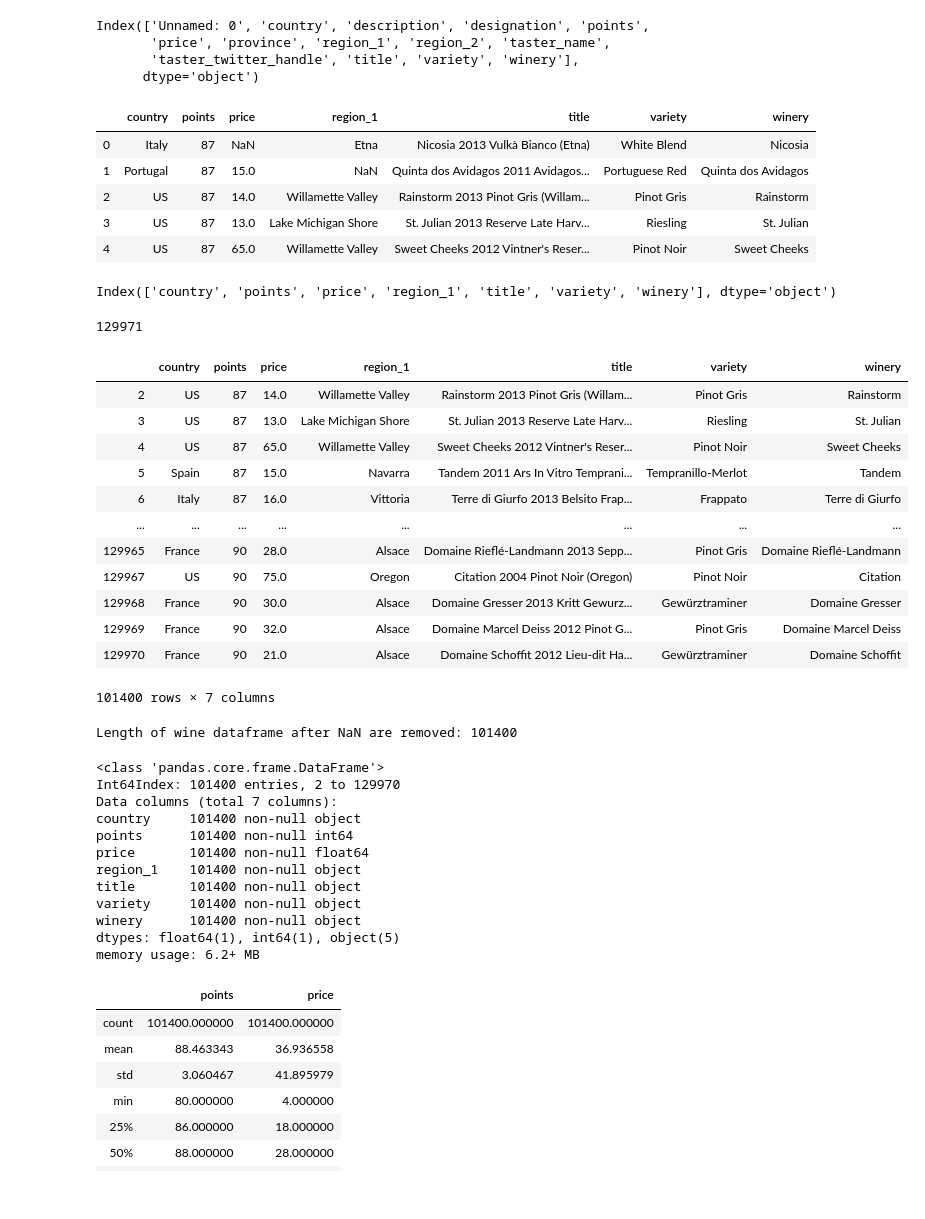
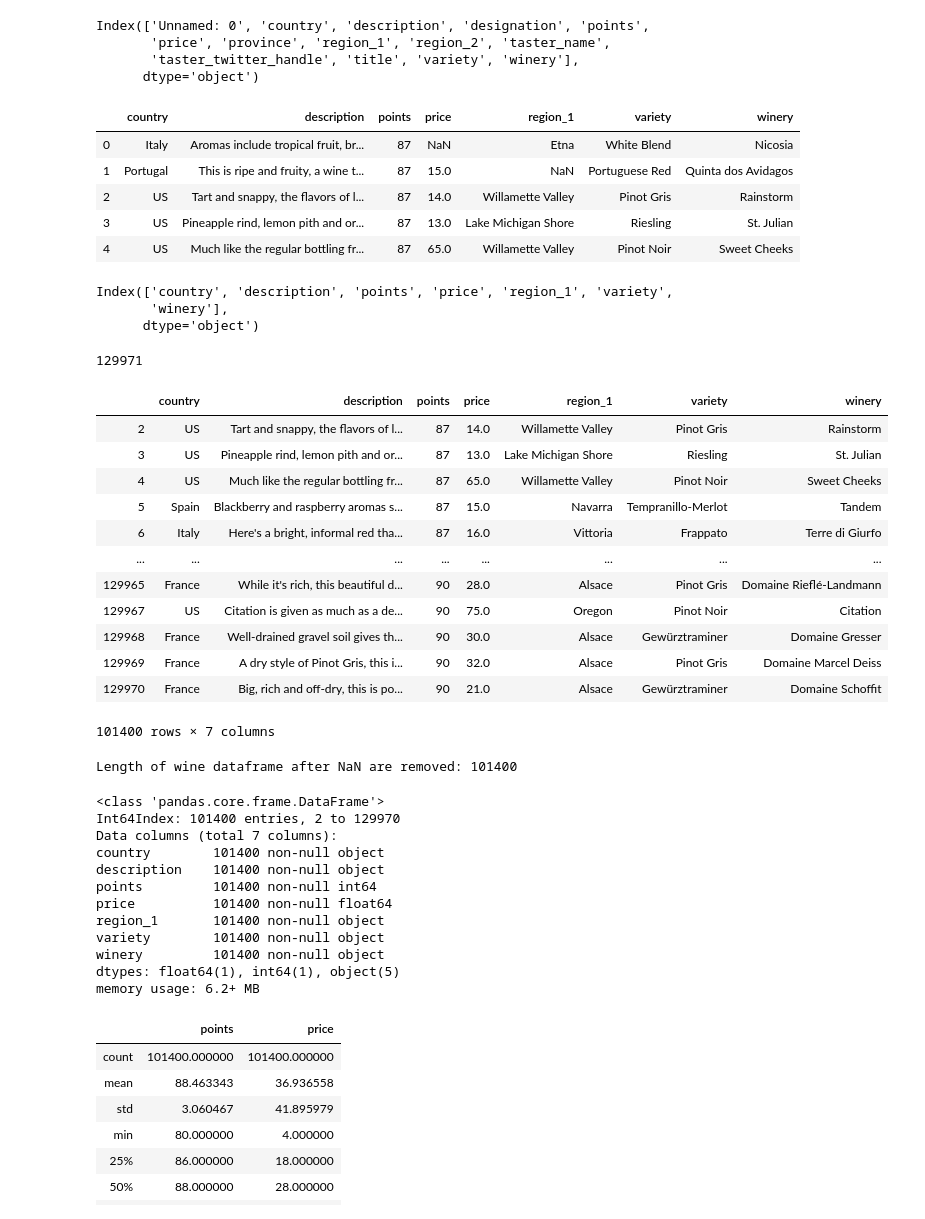
Before and after one commit to Dan-Bruen/WIne-Predictions, a Jupyter notebook: wine-ML-FC.ipynb, the cells around one changed output. Cells and saved outputs as stored; diff of their text form; code cells hidden in the pictures.

```diff
--- a/wine-ML-FC.ipynb
+++ b/wine-ML-FC.ipynb
@@ -30,20 +30,26 @@ Index(['Unnamed: 0', 'country', 'description', 'designation', 'points',
 # wine1_df = df1[["country", "description", "points", "price", "region_1", "title", "variety", "winery"]]
 # wine1_df.head()
 
-wine2_df = df1[["country", "points", "price", "region_1", "title", "variety", "winery"]]
-wine2_df.head()
+# wine2_df = df1[["country", "points", "price", "region_1", "title", "variety", "winery"]]
+# wine2_df.head()
+
+wine3_df = df1[["country", "description", "points", "price", "region_1", "variety", "winery"]]
+wine3_df.head()
 # %% [output]
-|  | country | points | price | region_1 | title | variety | winery |
-| 0 | Italy | 87 | NaN | Etna | Nicosia 2013 Vulkà Bianco (Etna) | White Blend | Nicosia |
-| 1 | Portugal | 87 | 15.0 | NaN | Quinta dos Avidagos 2011 Avidagos... | Portuguese Red | Quinta dos Avidagos |
-| 2 | US | 87 | 14.0 | Willamette Valley | Rainstorm 2013 Pinot Gris (Willam... | Pinot Gris | Rainstorm |
-| 3 | US | 87 | 13.0 | Lake Michigan Shore | St. Julian 2013 Reserve Late Harv... | Riesling | St. Julian |
-| 4 | US | 87 | 65.0 | Willamette Valley | Sweet Cheeks 2012 Vintner's Reser... | Pinot Noir | Sweet Cheeks |
+|  | country | description | points | price | region_1 | variety | winery |
+| 0 | Italy | Aromas include tropical fruit, br... | 87 | NaN | Etna | White Blend | Nicosia |
+| 1 | Portugal | This is ripe and fruity, a wine t... | 87 | 15.0 | NaN | Portuguese Red | Quinta dos Avidagos |
+| 2 | US | Tart and snappy, the flavors of l... | 87 | 14.0 | Willamette Valley | Pinot Gris | Rainstorm |
+| 3 | US | Pineapple rind, lemon pith and or... | 87 | 13.0 | Lake Michigan Shore | Riesling | St. Julian |
+| 4 | US | Much like the regular bottling fr... | 87 | 65.0 | Willamette Valley | Pinot Noir | Sweet Cheeks |
 # %%
 # wine1_df.columns
-wine2_df.columns
+# wine2_df.columns
+wine3_df.columns
 # %% [output]
-Index(['country', 'points', 'price', 'region_1', 'title', 'variety', 'winery'], dtype='object')
+Index(['country', 'description', 'points', 'price', 'region_1', 'variety',
+       'winery'],
+      dtype='object')
 # %%
 # Print the length of our wine dataframe
 # len(wine1_df)
@@ -53,23 +60,26 @@ len(wine2_df)
 # %%
 # Parse the data to remove null items and NaN values
 # parsed_wine1_df = wine1_df.dropna()
 # parsed_wine1_df
 
-parsed_wine2_df = wine2_df.dropna()
-parsed_wine2_df
+# parsed_wine2_df = wine2_df.dropna()
+# parsed_wine2_df
+
+parsed_wine3_df = wine3_df.dropna()
+parsed_wine3_df
 # %% [output]
-|  | country | points | price | region_1 | title | variety | winery |
-| 2 | US | 87 | 14.0 | Willamette Valley | Rainstorm 2013 Pinot Gris (Willam... | Pinot Gris | Rainstorm |
-| 3 | US | 87 | 13.0 | Lake Michigan Shore | St. Julian 2013 Reserve Late Harv... | Riesling | St. Julian |
-| 4 | US | 87 | 65.0 | Willamette Valley | Sweet Cheeks 2012 Vintner's Reser... | Pinot Noir | Sweet Cheeks |
-| 5 | Spain | 87 | 15.0 | Navarra | Tandem 2011 Ars In Vitro Temprani... | Tempranillo-Merlot | Tandem |
-| 6 | Italy | 87 | 16.0 | Vittoria | Terre di Giurfo 2013 Belsito Frap... | Frappato | Terre di Giurfo |
+|  | country | description | points | price | region_1 | variety | winery |
+| 2 | US | Tart and snappy, the flavors of l... | 87 | 14.0 | Willamette Valley | Pinot Gris | Rainstorm |
+| 3 | US | Pineapple rind, lemon pith and or... | 87 | 13.0 | Lake Michigan Shore | Riesling | St. Julian |
+| 4 | US | Much like the regular bottling fr... | 87 | 65.0 | Willamette Valley | Pinot Noir | Sweet Cheeks |
+| 5 | Spain | Blackberry and raspberry aromas s... | 87 | 15.0 | Navarra | Tempranillo-Merlot | Tandem |
+| 6 | Italy | Here's a bright, informal red tha... | 87 | 16.0 | Vittoria | Frappato | Terre di Giurfo |
 | ... | ... | ... | ... | ... | ... | ... | ... |
-| 129965 | France | 90 | 28.0 | Alsace | Domaine Rieflé-Landmann 2013 Sepp... | Pinot Gris | Domaine Rieflé-Landmann |
-| 129967 | US | 90 | 75.0 | Oregon | Citation 2004 Pinot Noir (Oregon) | Pinot Noir | Citation |
-| 129968 | France | 90 | 30.0 | Alsace | Domaine Gresser 2013 Kritt Gewurz... | Gewürztraminer | Domaine Gresser |
-| 129969 | France | 90 | 32.0 | Alsace | Domaine Marcel Deiss 2012 Pinot G... | Pinot Gris | Domaine Marcel Deiss |
-| 129970 | France | 90 | 21.0 | Alsace | Domaine Schoffit 2012 Lieu-dit Ha... | Gewürztraminer | Domaine Schoffit |
+| 129965 | France | While it's rich, this beautiful d... | 90 | 28.0 | Alsace | Pinot Gris | Domaine Rieflé-Landmann |
+| 129967 | US | Citation is given as much as a de... | 90 | 75.0 | Oregon | Pinot Noir | Citation |
+| 129968 | France | Well-drained gravel soil gives th... | 90 | 30.0 | Alsace | Gewürztraminer | Domaine Gresser |
+| 129969 | France | A dry style of Pinot Gris, this i... | 90 | 32.0 | Alsace | Pinot Gris | Domaine Marcel Deiss |
+| 129970 | France | Big, rich and off-dry, this is po... | 90 | 21.0 | Alsace | Gewürztraminer | Domaine Schoffit |
 101400 rows × 7 columns
 # %%
 # print("Length of wine dataframe after NaN are removed:", len(parsed_wine1_df))
@@ -79,18 +90,19 @@ Length of wine dataframe after NaN are removed: 101400
 # %%
 # Get info on our parsed dataframe
 # parsed_wine1_df.info()
-parsed_wine2_df.info()
+# parsed_wine2_df.info()
+parsed_wine3_df.info()
 # %% [output]
 <class 'pandas.core.frame.DataFrame'>
 Int64Index: 101400 entries, 2 to 129970
 Data columns (total 7 columns):
-country     101400 non-null object
-points      101400 non-null int64
-price       101400 non-null float64
-region_1    101400 non-null object
-title       101400 non-null object
-variety     101400 non-null object
-winery      101400 non-null object
+country        101400 non-null object
+description    101400 non-null object
+points         101400 non-null int64
+price          101400 non-null float64
+region_1       101400 non-null object
+variety        101400 non-null object
+winery         101400 non-null object
 dtypes: float64(1), int64(1), object(5)
 memory usage: 6.2+ MB
 # %%
```
Also changed, not shown: parts of 16 cells of this notebook.
